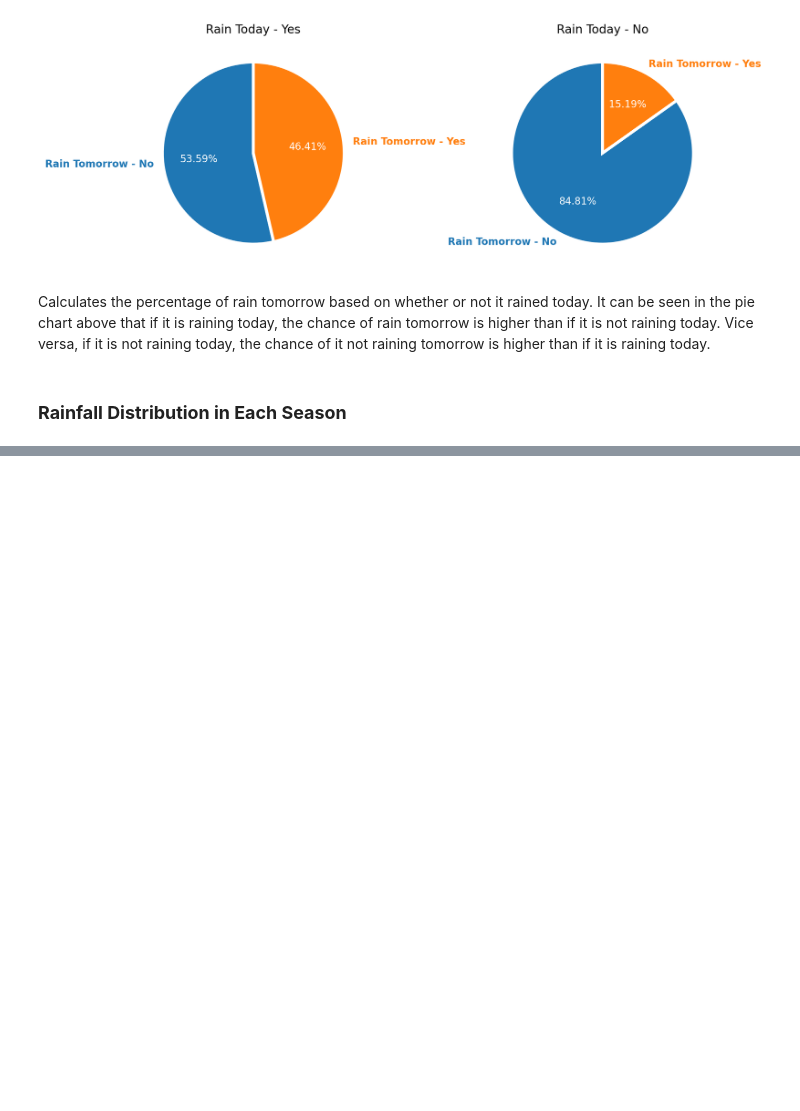
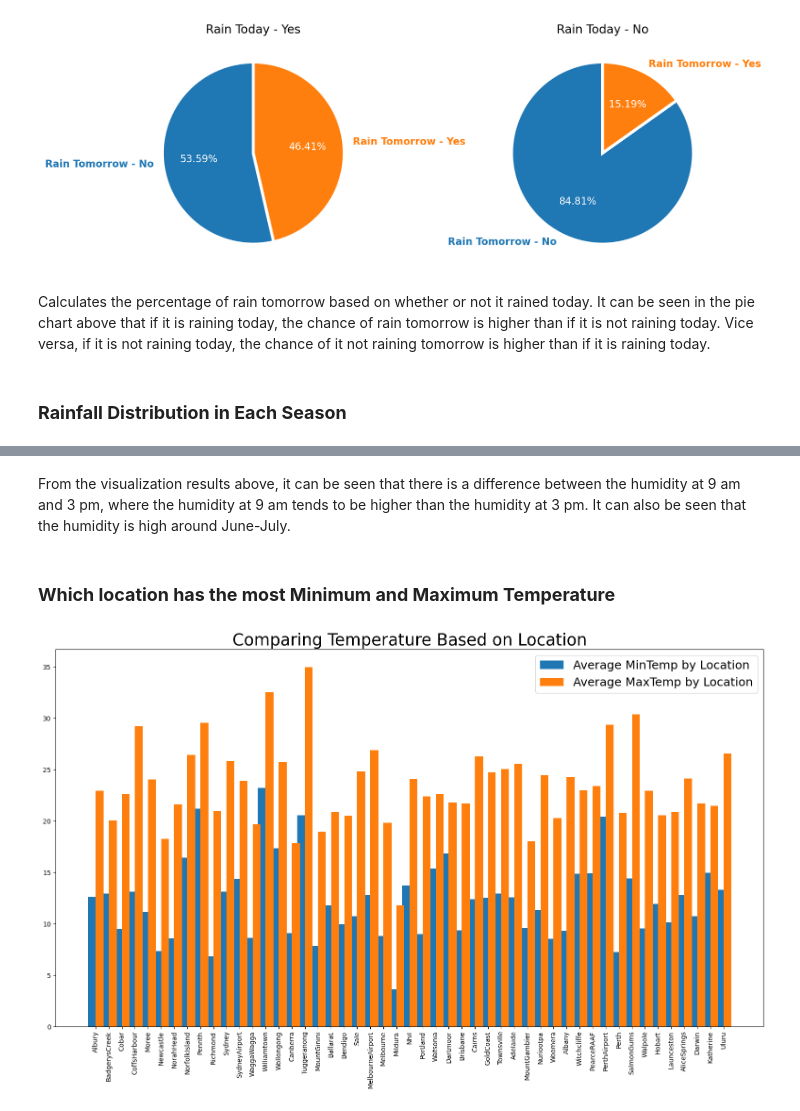
Before and after one commit to caesariansyahdwifadhilah/H8_PYTN-KS20-04_5_NEW, a Jupyter notebook: Final Project/FP2_Caesariansyah Dwi Fadhilah/PYTN_Kampus Merdeka_FP2_Caesariansyah Dwi Fadhilah.ipynb, the cells around one changed output, grey strips where cells are left out. Cells and saved outputs as stored; diff of their text form; code cells hidden in the pictures; blank space fills up the shorter version.

```diff
--- a/Final Project/FP2_Caesariansyah Dwi Fadhilah/PYTN_Kampus Merdeka_FP2_Caesariansyah Dwi Fadhilah.ipynb
+++ b/Final Project/FP2_Caesariansyah Dwi Fadhilah/PYTN_Kampus Merdeka_FP2_Caesariansyah Dwi Fadhilah.ipynb
@@ -220,0 +243,29 @@ df_tmp['Season'] = df_tmp['Date'].dt.month.apply(get_season)
+# %% [markdown]
+From the visualization results above, it can be seen that there is a difference between the humidity at 9 am and 3 pm, where the humidity at 9 am tends to be higher than the humidity at 3 pm. It can also be seen that the humidity is high around June-July.
+# %% [markdown]
+### **Which location has the most Minimum and Maximum Temperature**
+# %%
+# Compare the Temperature based on Location
+a = df.groupby('Location').agg({'MinTemp':'mean'})
+c = df.groupby('Location').agg({'MaxTemp':'mean'})
+plt.rcParams["figure.figsize"] = (15,8)
+
+n = df['Location'].nunique()
+x = np.arange(n)
+
+loc = df['Location'].unique()
+
+fig = plt.figure()
+ax = fig.add_axes([0, 0, 1, 1])
+w = 0.6
+
+ax.bar(x-w/2, a[:]['MinTemp'], label='Average MinTemp by Location', width=w)
+ax.bar(x+w/2, c[:]['MaxTemp'], label='Average MaxTemp by Location', width=w)
+
+ax.set_xticks(x)
+ax.set_xticklabels(loc, rotation=90)
+plt.title("Comparing Temperature Based on Location", fontsize=25)
+plt.legend(fontsize=18)
+plt.show()
+# %% [output]
+[figure, added]
```
Also changed, not shown: parts of 51 cells of this notebook.
